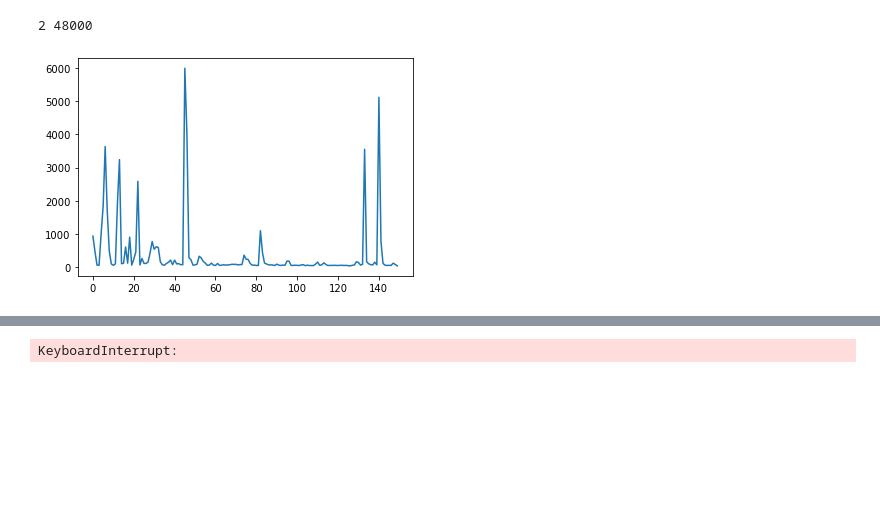
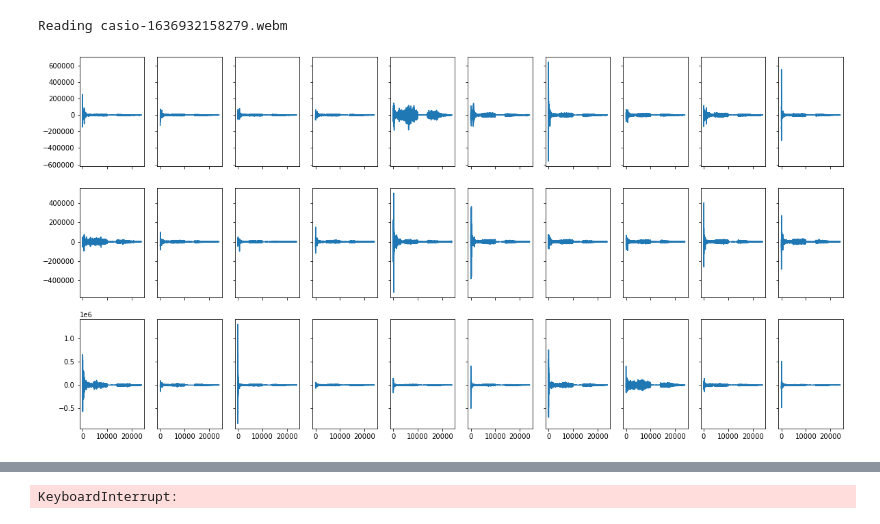
Before and after one commit to mvanaltvorst/bhc-audio-analysis, a Jupyter notebook: Untitled.ipynb, the cells around one changed output, grey strips where cells are left out. Drawn from its saved outputs; the diff is of its cells as text; code cells hidden in the pictures; blank space fills up the shorter version.

```diff
--- a/Untitled.ipynb
+++ b/Untitled.ipynb
@@ -85,58 +85,73 @@ def get_consecutive_audio(sorted_filenames, start_time, end_time):
     longbuf = np.zeros(shape=(BYTES_PER_FILE * len(slice_filenames),), dtype=np.float32)
 
     for i, filename in enumerate(slice_filenames):
+        print(f"Reading {filename}")
         with audioread.audio_open(DIRECTORY + filename) as f:
-            print(f.channels, f.samplerate)
             for j, buf in enumerate(f):
                 fmt = '<i2'
                 out = np.frombuffer(buf, fmt).astype(np.float32)
                 longbuf[i*BYTES_PER_FILE + j * len(out):i*BYTES_PER_FILE + (j + 1) * len(out)] = out
     return longbuf
-    # print(len(longbuf))
-
-    # plt.plot(longbuf)
 
 def plot_fft(audio, time=30):
+    SAMPLE_RATE=48000
     fig, axs = plt.subplots(3, 10, sharex="col", sharey="row", figsize=(20, 10))
     for i, second in enumerate(np.array_split(audio, time)):
         fft_result = fft(second)
-        fft_result = fft_result[:len(fft_result)//2] # remove imaginary part
-        volume = np.average(fft_result)
-        axs[i // 10, i % 10].plot(fft_result[:len(fft_result)//2])
+        fft_fre = fftfreq(n=fft_result.size, d=1/SAMPLE_RATE)
 
-def plot_raw(audio):
-    plt.plot(audio)
+
+        fft_result = fft_result.real[:len(fft_result.real)//2] # remove imaginary part
+        fft_fre = fft_fre[:len(fft_fre)//2]
+
+        # volume = np.average(fft_result)
+        axs[i // 10, i % 10].plot(fft_fre, fft_result)
+
 
 def plot_volumes_fft(audio, time=150):
     volumes = []
-    WEIGHTING_CURVE = np.zeros(shape = (9600,), dtype = np.float32)
-    WEIGHTING_CURVE[700:800] = 1
+    SAMPLE_RATE = 48000
+    # WEIGHTING_CURVE = np.zeros(shape = (9600,), dtype = np.float32)
+    # WEIGHTING_CURVE[700:800] = 1
     for i, second in enumerate(np.array_split(audio, time)):
-        fft_result = fft(second)
-        fft_result = fft_result[:len(fft_result)//2] # remove imaginary part
+        fft_result = rfft(second)
+        n = fft_result.size
+        timestep = 1/SAMPLE_RATE
+        freq = rfftfreq(n, d=timestep)
+        # fft_result = fft_result[:len(fft_result)//2] # remove imaginary part
         # print(len(fft_result))
-        fft_result *= WEIGHTING_CURVE
+        # print(freq)
+        # fft_result *= WEIGHTING_CURVE
         volume = np.average(np.abs(fft_result))
         volumes.append(volume)
     plt.plot(volumes)
 
-def plot_volumes_naive(audio):
-    plt.plot(audio)
+def plot_volumes_naive(audio, duration):
+    fig, ax = plt.subplots()
+    ax.plot(np.linspace(0, duration, len(audio)), audio / np.max(audio))
+    ax.set_title("Audio levels over time, raw waveform")
+    ax.set_xlabel("Time (s)")
+    ax.set_ylabel("Amplitude")
 
-def plot_volumes_bandpass(audio):
-    plt.plot(butter_bandpass_filter(audio, 800, 1250, 5000, order = 6))
+def plot_volumes_bandpass(audio, duration):
+    fig, ax = plt.subplots()
+    bandpassed = butter_bandpass_filter(audio, 800, 1250, 5000, order = 6)
+    ax.plot(np.linspace(0, duration, len(audio)), bandpassed / np.max(bandpassed))
+    ax.set_title("Audio levels over time, bandpass filter")
+    ax.set_xlabel("Time (s)")
+    ax.set_ylabel("Amplitude")
 
 
-data = get_consecutive_audio(filenames, filename_to_date(filenames[150]), filename_to_date(filenames[150]))
-# plot_volumes(get_consecutive_audio(filenames, filename_to_date(filenames[162]), filename_to_date(filenames[162])))
 # plot_volumes_fft(data)
-plot_volumes_bandpass(data)
+# plot_volumes_bandpass(data)
 # play_array(get_consecutive_audio(filenames, filename_to_date(filenames[162]), filename_to_date(filenames[162])))
 # data = np.random.uniform(-1,1,44100) # 44100 random samples between -1 and 1
 # scaled = np.int16(data) * 32767
 # write('test.wav', 48000, scaled)
 
 # write('test.wav', 48000, data)
+audio_short = get_consecutive_audio(filenames, filename_to_date(filenames[130]), filename_to_date(filenames[130]))
+plot_fft(audio_short)
 # %% [output]
-2 48000
+Reading casio-1636932158279.webm
-[figure, old version]
+[figure, new version]
```
Also changed, not shown: parts of 7 cells of this notebook, 2 other files.
